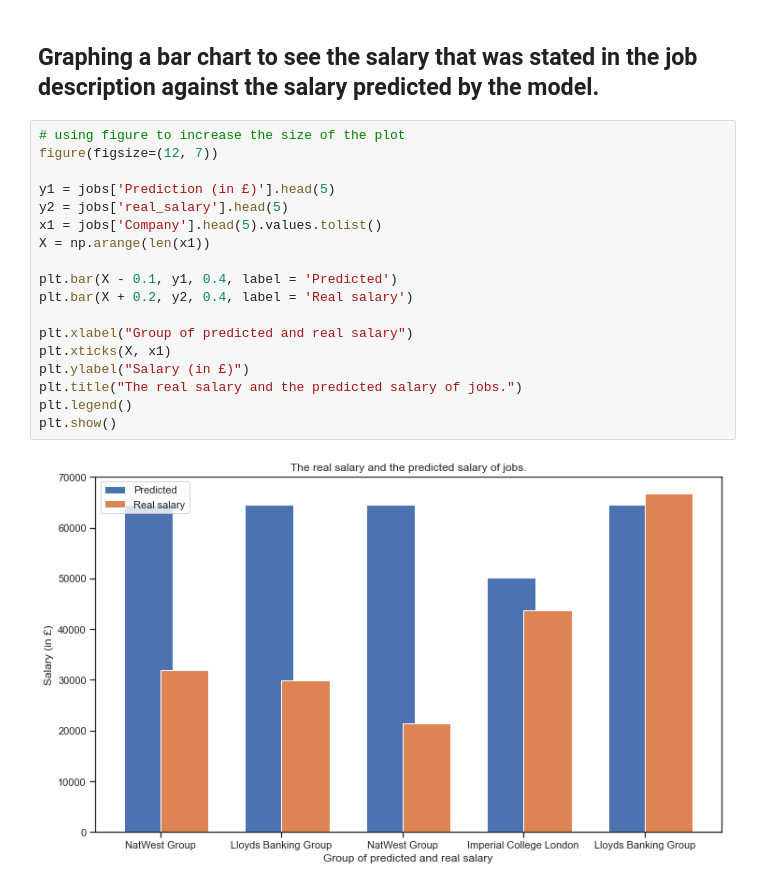
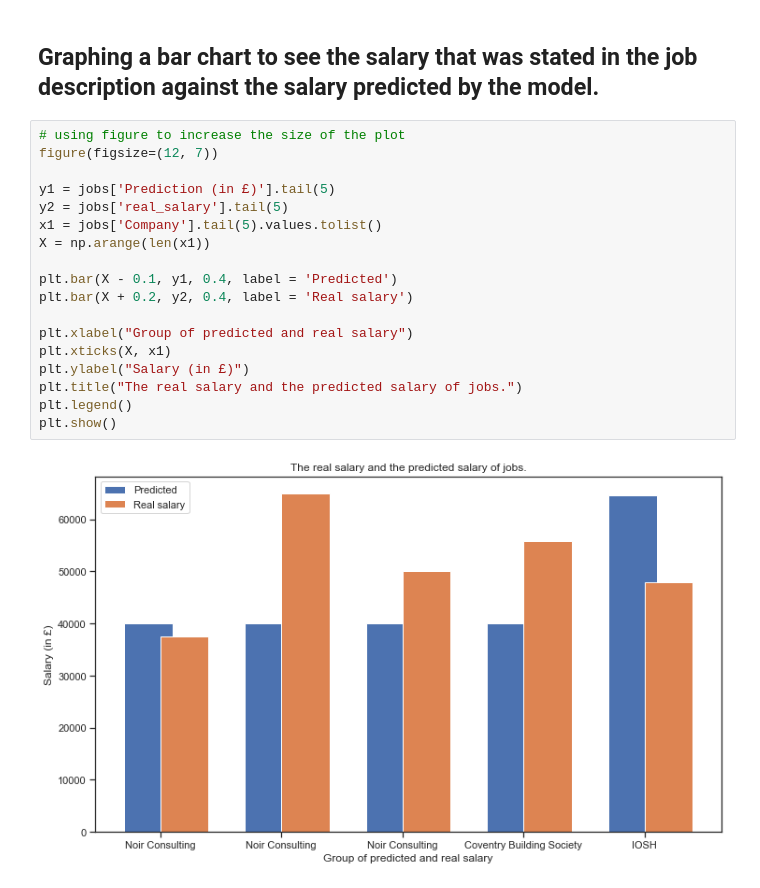
Before and after one commit to Malyrion/Intro-to-AI-CW, a Jupyter notebook: Intro_to_AI_CW.ipynb, the cells around one changed output. Cells and saved outputs as stored; diff of their text form.

```diff
--- a/Intro_to_AI_CW.ipynb
+++ b/Intro_to_AI_CW.ipynb
@@ -642,23 +644,23 @@ jobs.to_csv("./predictions.csv")
 # %%
 # using figure to increase the size of the plot
 figure(figsize=(12, 7))
 
-y1 = jobs['Prediction (in £)'].head(5)
-y2 = jobs['real_salary'].head(5)
-x1 = jobs['Company'].head(5).values.tolist()
+y1 = jobs['Prediction (in £)'].tail(5)
+y2 = jobs['real_salary'].tail(5)
+x1 = jobs['Company'].tail(5).values.tolist()
 X = np.arange(len(x1))
 
 plt.bar(X - 0.1, y1, 0.4, label = 'Predicted')
 plt.bar(X + 0.2, y2, 0.4, label = 'Real salary')
 
 plt.xlabel("Group of predicted and real salary")
 plt.xticks(X, x1)
 plt.ylabel("Salary (in £)")
 plt.title("The real salary and the predicted salary of jobs.")
 plt.legend()
 plt.show()
 # %% [output]
-[figure, old version]
+[figure, new version]
 # %%
 sns.set_theme(style="ticks")
 sns.pairplot(jobs, hue="Salary")
```
Also changed, not shown: parts of 6 cells of this notebook, 1 other file.
